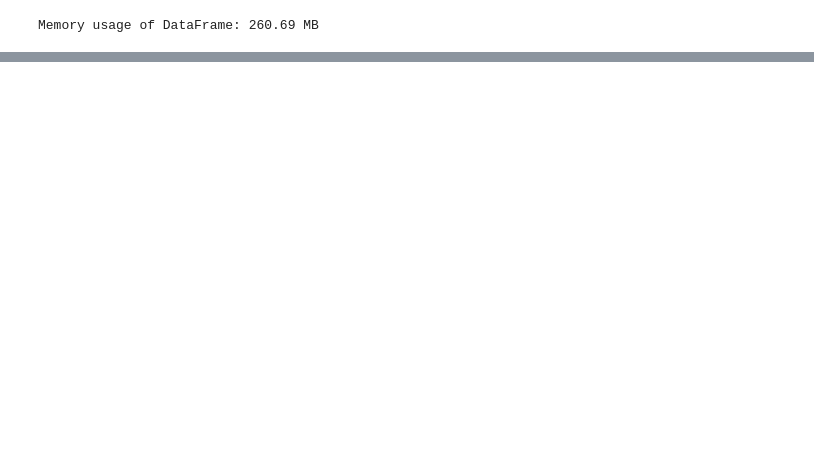
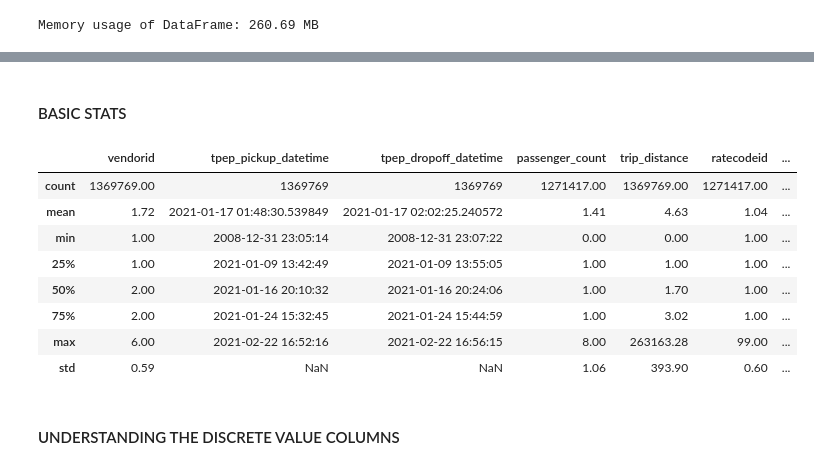
Before and after one commit to inner-outer-space/de-zoomcamp-2024, a Jupyter notebook: week_1_basics_n_setup/docker_sql/data-clean.ipynb, the cells around one changed output, grey strips where cells are left out. Cells and saved outputs as stored; diff of their text form; code cells hidden in the pictures; blank space fills up the shorter version.

```diff
--- a/week_1_basics_n_setup/docker_sql/data-clean.ipynb
+++ b/week_1_basics_n_setup/docker_sql/data-clean.ipynb
@@ -52,0 +126,16 @@ memory usage: 198.6+ MB
+# %% [markdown]
+#### BASIC STATS
+# %%
+taxi_df_orig.describe().round(2)
+# %% [output]
+|  | vendorid | tpep_pickup_datetime | tpep_dropoff_datetime | passenger_count | trip_distance | ratecodeid | ... |
+| count | 1369769.00 | 1369769 | 1369769 | 1271417.00 | 1369769.00 | 1271417.00 | ... |
+| mean | 1.72 | 2021-01-17 01:48:30.539849 | 2021-01-17 02:02:25.240572 | 1.41 | 4.63 | 1.04 | ... |
+| min | 1.00 | 2008-12-31 23:05:14 | 2008-12-31 23:07:22 | 0.00 | 0.00 | 1.00 | ... |
+| 25% | 1.00 | 2021-01-09 13:42:49 | 2021-01-09 13:55:05 | 1.00 | 1.00 | 1.00 | ... |
+| 50% | 2.00 | 2021-01-16 20:10:32 | 2021-01-16 20:24:06 | 1.00 | 1.70 | 1.00 | ... |
+| 75% | 2.00 | 2021-01-24 15:32:45 | 2021-01-24 15:44:59 | 1.00 | 3.02 | 1.00 | ... |
+| max | 6.00 | 2021-02-22 16:52:16 | 2021-02-22 16:56:15 | 8.00 | 263163.28 | 99.00 | ... |
+| std | 0.59 | NaN | NaN | 1.06 | 393.90 | 0.60 | ... |
+# %% [markdown]
+#### UNDERSTANDING THE DISCRETE VALUE COLUMNS
```
Also changed, not shown: parts of 48 cells of this notebook.
